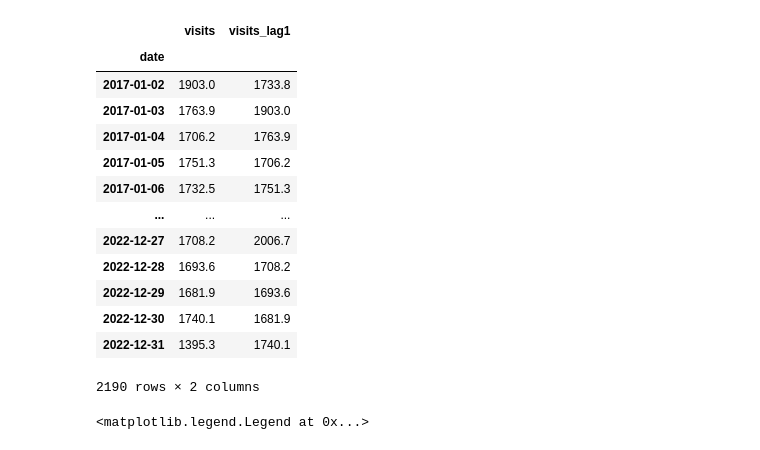
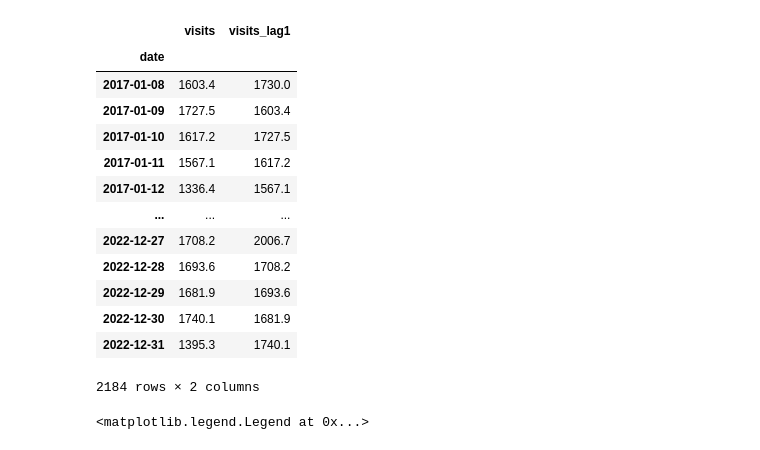
Before and after one commit to nailito/rhone-emergency-forecasting, a Jupyter notebook: analysis/03-regression-models.ipynb, the cells around one changed output. Saved outputs shown, nothing was run; the diff lists cells and outputs as text; code cells hidden in the pictures.

Commit message:
feat : Align regression validation and isolate calendar features

```diff
--- a/analysis/03-regression-models.ipynb
+++ b/analysis/03-regression-models.ipynb
@@ -4,6 +8,7 @@ import numpy as np
 import matplotlib.pyplot as plt
 from pathlib import Path
 from sklearn.linear_model import LinearRegression
+from sklearn.model_selection import TimeSeriesSplit
 from sklearn.metrics import mean_absolute_error, mean_squared_error, r2_score
 
 
@@ -22,29 +27,31 @@ except (FileNotFoundError, ImportError):  # Otherwise, we can reapply the transf
     df_fr = df_fr.set_index("date")
     df = df_fr.rename(columns={"nb_passages": "visits"})
     df = df[["visits"]]
-    df1 = df.copy()
+df1 = df.sort_index().copy()
+validation_start = pd.Timestamp("2022-01-01")
 # %%
 
+df = df1.copy()
 df["visits_lag1"] = df["visits"].shift(periods=1)
-df = df.dropna(subset=["visits_lag1"]) #remove the 01/01/2017 value since we don't know about 31/12/2016
+df = df.iloc[7:].copy() # Use the same dates as models that require seven days of history.
 X = df[["visits_lag1"]]
 y = df["visits"]
 df
 # %% [output]
 |  | visits | visits_lag1 |
 | date |  |  |
-| 2017-01-02 | 1903.0 | 1733.8 |
-| 2017-01-03 | 1763.9 | 1903.0 |
-| 2017-01-04 | 1706.2 | 1763.9 |
-| 2017-01-05 | 1751.3 | 1706.2 |
-| 2017-01-06 | 1732.5 | 1751.3 |
+| 2017-01-08 | 1603.4 | 1730.0 |
+| 2017-01-09 | 1727.5 | 1603.4 |
+| 2017-01-10 | 1617.2 | 1727.5 |
+| 2017-01-11 | 1567.1 | 1617.2 |
+| 2017-01-12 | 1336.4 | 1567.1 |
 | ... | ... | ... |
 | 2022-12-27 | 1708.2 | 2006.7 |
 | 2022-12-28 | 1693.6 | 1708.2 |
 | 2022-12-29 | 1681.9 | 1693.6 |
 | 2022-12-30 | 1740.1 | 1681.9 |
 | 2022-12-31 | 1395.3 | 1740.1 |
-2190 rows × 2 columns
+2184 rows × 2 columns
 # %%
 scatter = plt.scatter(X, y, s=0.5, c=X.index.day_of_week, cmap="tab10")
 
```
Also changed, not shown: parts of 10 cells of this notebook.
